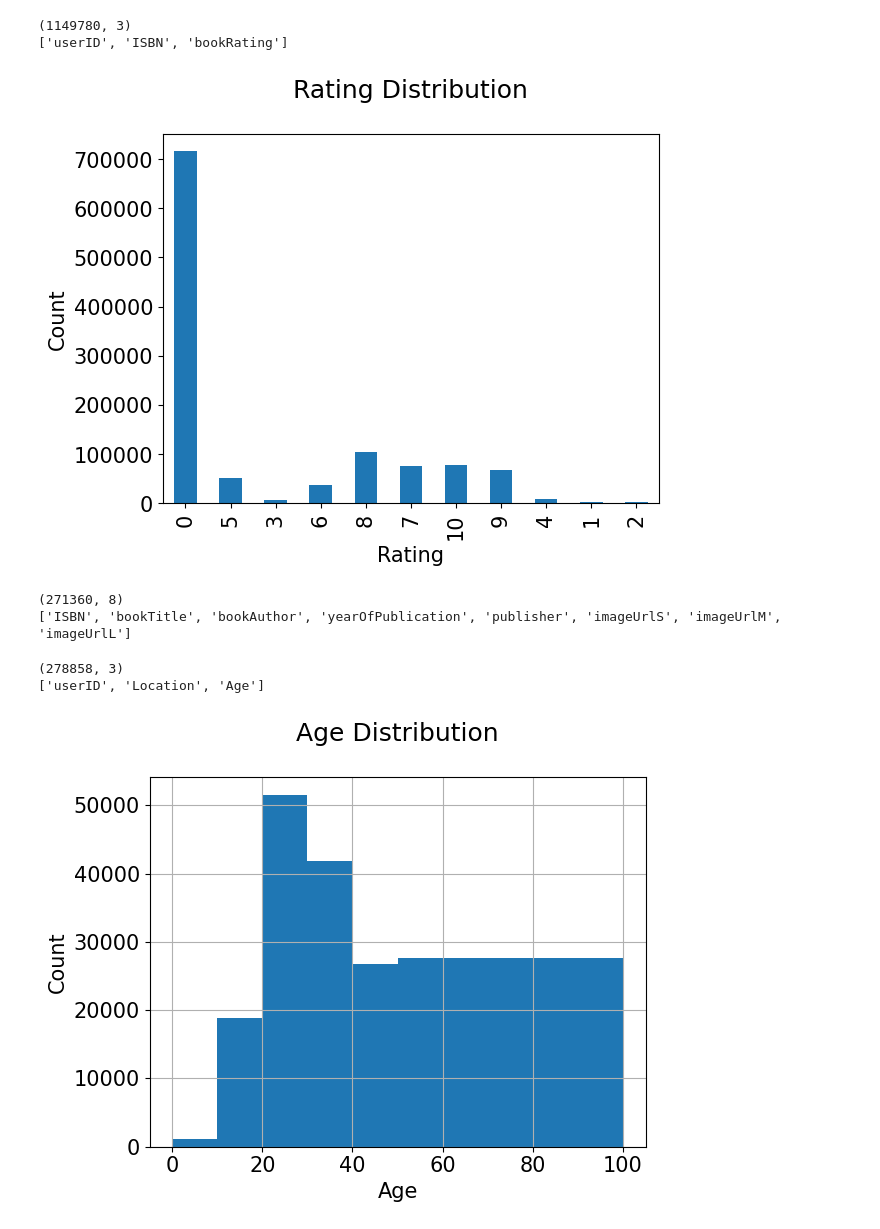
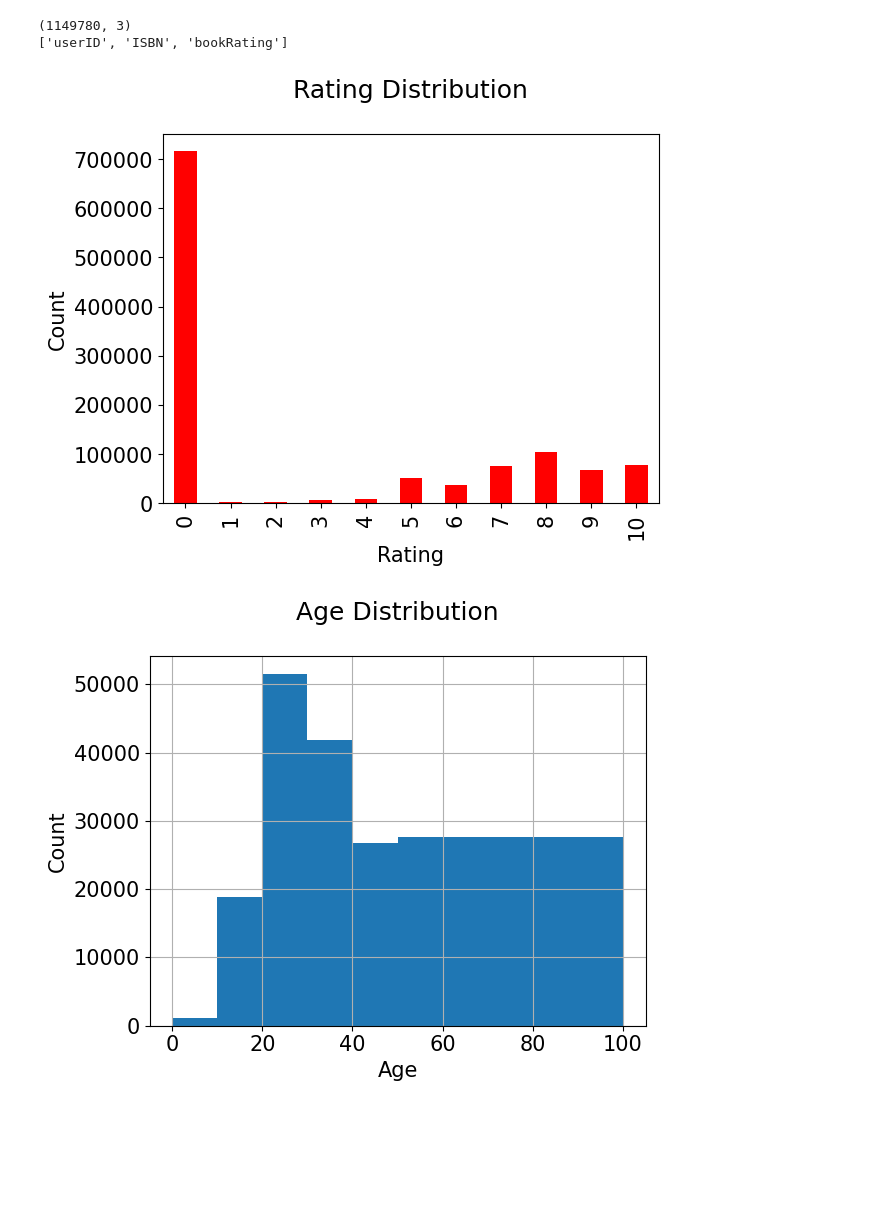
Before and after one commit to akshan-main/bookrec, a Jupyter notebook: bookrec.ipynb, the cells around one changed output. Cells and saved outputs as stored; diff of their text form; code cells hidden in the pictures; blank space fills up the shorter version.

```diff
--- a/bookrec.ipynb
+++ b/bookrec.ipynb
@@ -36,26 +37,14 @@ print(list(ratings.columns))
 ['userID', 'ISBN', 'bookRating']
 # %%
 plt.rc("font", size=15)
-ratings.bookRating.value_counts(sort=False).plot(kind='bar')
+ratings['bookRating'].value_counts().sort_index().plot.bar(color='red')
 plt.title('Rating Distribution\n')
 plt.xlabel('Rating')
 plt.ylabel('Count')
 plt.savefig('system1.png', bbox_inches='tight')
 plt.show()
 # %% [output]
-[figure, old version]
+[figure, new version]
-# %%
-print(books.shape)
-print(list(books.columns))
-# %% [output]
-(271360, 8)
-['ISBN', 'bookTitle', 'bookAuthor', 'yearOfPublication', 'publisher', 'imageUrlS', 'imageUrlM', 'imageUrlL']
-# %%
-print(users.shape)
-print(list(users.columns))
-# %% [output]
-(278858, 3)
-['userID', 'Location', 'Age']
 # %%
 users.Age.hist(bins=[0, 10, 20, 30, 40, 50, 100])
 plt.title('Age Distribution\n')
```
Also changed, not shown: parts of 8 cells of this notebook.
